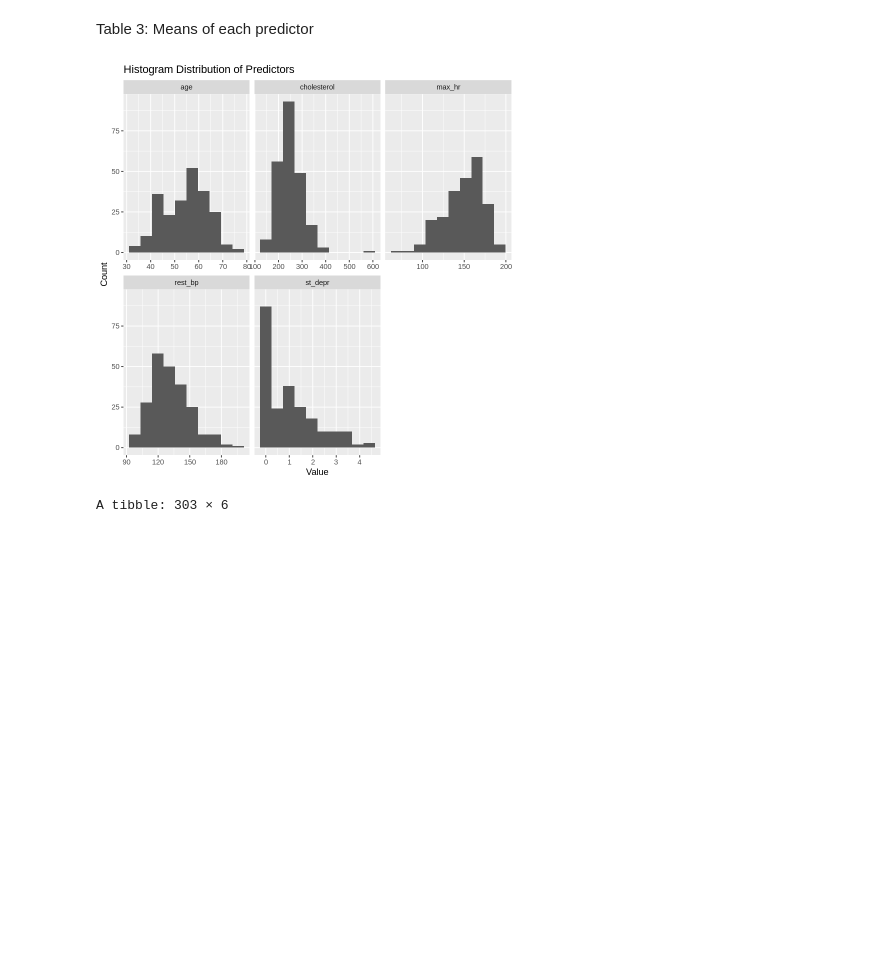
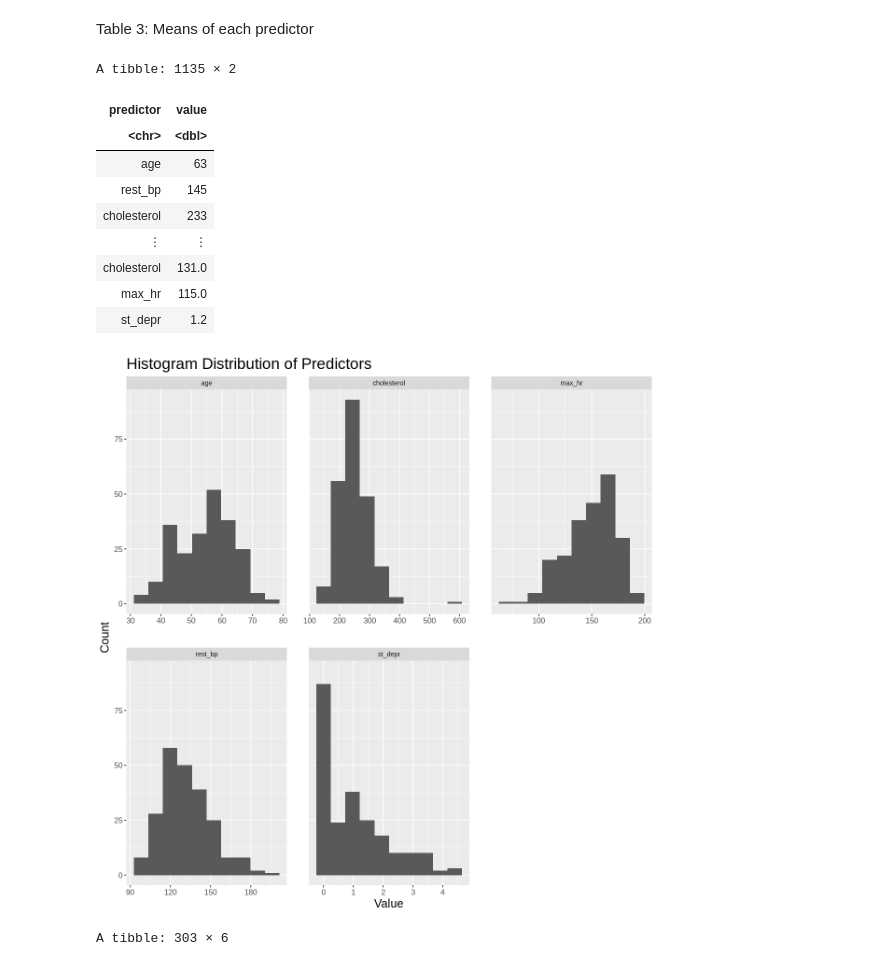
Before and after one commit to itsDagu/dsci100-group-01, a Jupyter notebook: group_proposal.ipynb, the cells around one changed output. Drawn from its saved outputs; the diff is of its cells as text; code cells hidden in the pictures; blank space fills up the shorter version.

Commit message:
Edited graph details to look more presentable

```diff
--- a/group_proposal.ipynb
+++ b/group_proposal.ipynb
@@ -117,18 +99,35 @@ Table 3: Means of each predictor
 # %%
 ## Visualizing the training data (histogram distributions of each predictor column)
 heart_train_long <- heart_train |>
     select(-presence) |>
     pivot_longer(cols = everything(), names_to = "predictor", values_to = "value")
 
+heart_train_long
+
 heart_train_predictor_plot <- heart_train_long |>
     ggplot(aes(value)) +
-        geom_histogram(bins = 10) +
-        facet_wrap(~predictor, scales = 'free_x') +
-        ggtitle("Histogram Distribution of Predictors") +
-        labs(y = "Count", x = "Value")
+    geom_histogram(bins = 10) +
+    facet_wrap(~predictor, scales = 'free_x') +
+    ggtitle("Histogram Distribution of Predictors") +
+    labs(y = "Count", x = "Value") +
+    theme(panel.spacing = unit(1, "cm")) +
+    theme(axis.title = element_text(size = 15)) +
+    theme(axis.text = element_text(size = 10)) +
+    theme(plot.title = element_text(size = 20))
+
 heart_train_predictor_plot
 # %% [output]
+A tibble: 1135 × 2
+| predictor | value |
+| <chr> | <dbl> |
+| age | 63 |
+| rest_bp | 145 |
+| cholesterol | 233 |
+| ⋮ | ⋮ |
+| cholesterol | 131.0 |
+| max_hr | 115.0 |
+| st_depr | 1.2 |
-[figure, old version]
+[figure, new version]
 # %%
 ## Scaling the data (starting here everything is actually beyond the proposal)
 heart_data_recipe <- recipe(presence ~ age + rest_bp + cholesterol + max_hr + st_depr, data = heart_data) |>
```
Also changed, not shown: parts of 2 cells of this notebook.
